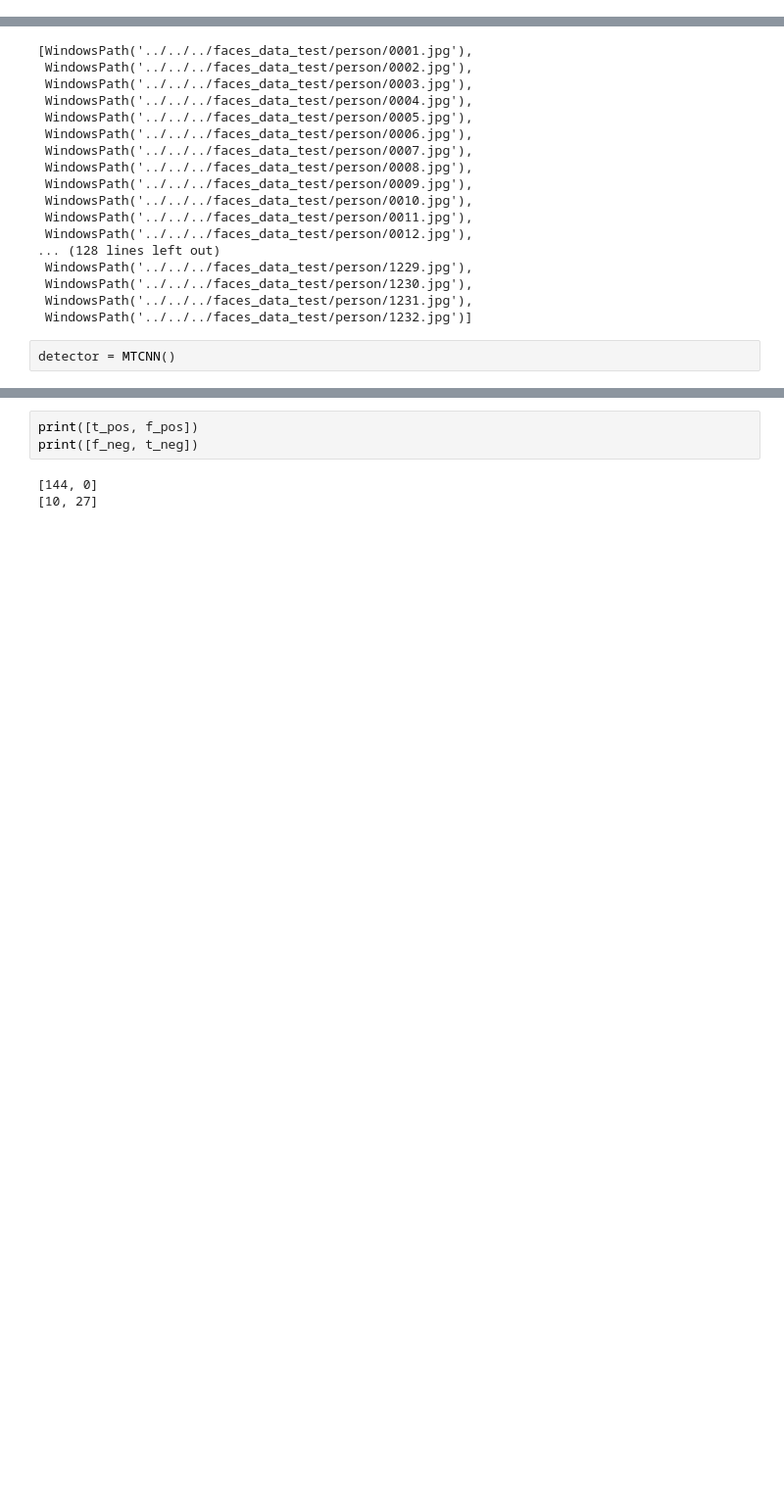
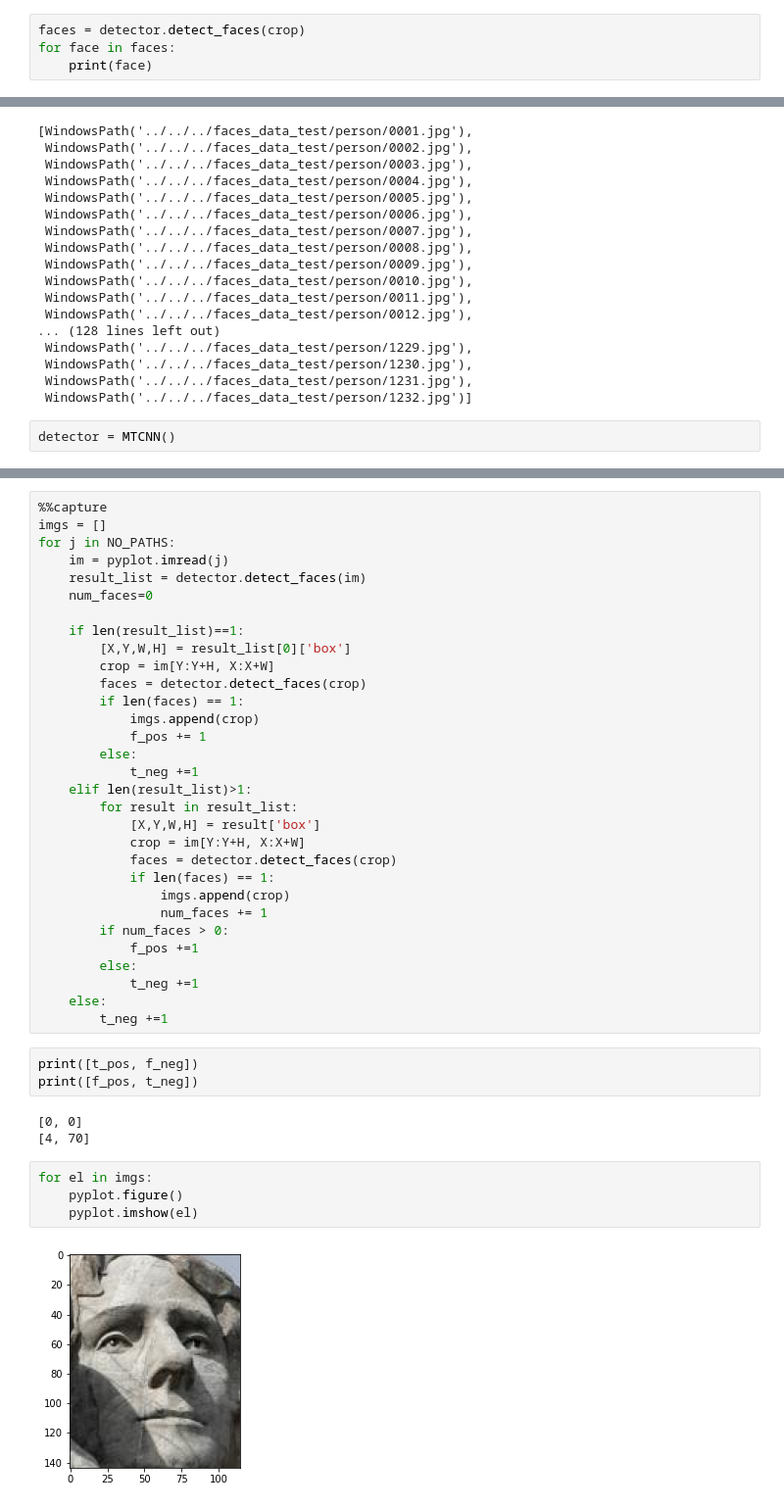
Before and after one commit to AlexGerry/Face_good_vs_bad, a Jupyter notebook: src/Face_recognition/face_recognition.ipynb, the cells around one changed output, grey strips where cells are left out. Shown at 98% size. Cells and saved outputs as stored; diff of their text form; blank space fills up the shorter version.

```diff
--- a/src/Face_recognition/face_recognition.ipynb
+++ b/src/Face_recognition/face_recognition.ipynb
@@ -11,0 +49,4 @@ from pathlib import Path
+# %%
+faces = detector.detect_faces(crop)
+for face in faces:
+	print(face)
@@ -182,6 +110,43 @@ for j in NO_PATHS:
+# %%
+%%capture
+imgs = []
+for j in NO_PATHS:
+    im = pyplot.imread(j)
+    result_list = detector.detect_faces(im)
+    num_faces=0
+
+    if len(result_list)==1:
+        [X,Y,W,H] = result_list[0]['box']
+        crop = im[Y:Y+H, X:X+W]
+        faces = detector.detect_faces(crop)
+        if len(faces) == 1:
+            imgs.append(crop)
+            f_pos += 1
+        else:
+            t_neg +=1
+    elif len(result_list)>1:
+        for result in result_list:
+            [X,Y,W,H] = result['box']
+            crop = im[Y:Y+H, X:X+W]
+            faces = detector.detect_faces(crop)
+            if len(faces) == 1:
+                imgs.append(crop)
+                num_faces += 1
+        if num_faces > 0:
+            f_pos +=1
+        else:
+            t_neg +=1
+    else:
+        t_neg +=1
 # %%
-print([t_pos, f_pos])
-print([f_neg, t_neg])
+print([t_pos, f_neg])
+print([f_pos, t_neg])
 # %% [output]
-[144, 0]
-[10, 27]
+[0, 0]
+[4, 70]
+# %%
+for el in imgs:
+    pyplot.figure()
+    pyplot.imshow(el)
+# %% [output]
+[figure, added]
```
Also changed, not shown: parts of 9 cells of this notebook.
